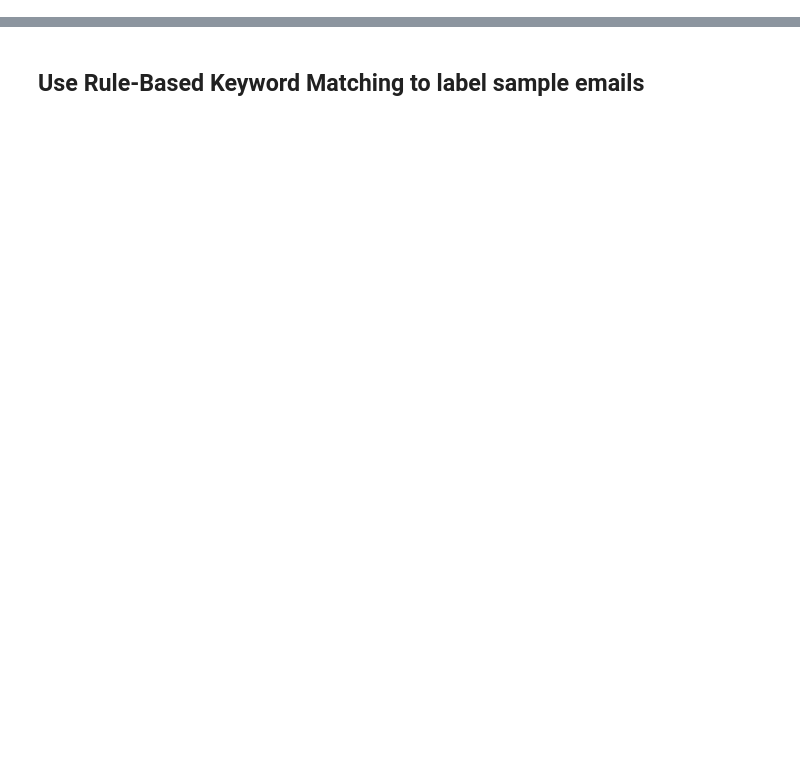
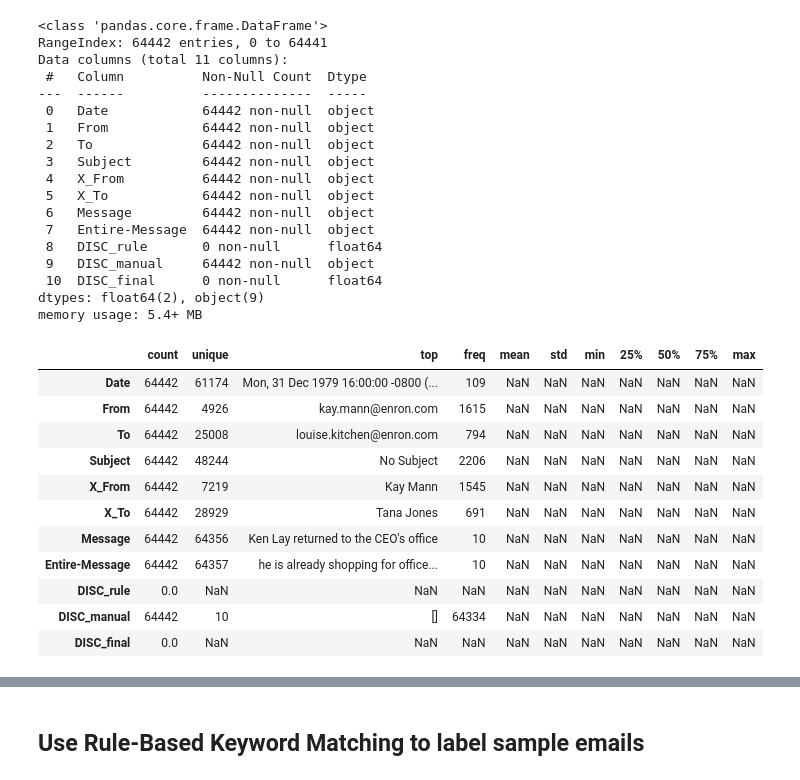
Before and after one commit to pkdc/disc-predictor-for-business, a Jupyter notebook: notebooks/04_data_preprocess_labels.ipynb, the cells around one changed output, grey strips where cells are left out. Saved outputs shown, nothing was run; the diff lists cells and outputs as text; code cells hidden in the pictures; blank space fills up the shorter version.

```diff
--- a/notebooks/04_data_preprocess_labels.ipynb
+++ b/notebooks/04_data_preprocess_labels.ipynb
@@ -26 +22,36 @@ Index(['Date', 'From', 'To', 'Subject', 'X_From', 'X_To', 'Message',
+# %%
+emails_df.info()
+emails_df.describe(include='all').T
+# emails_df.isnull().sum()
+# %% [output]
+<class 'pandas.core.frame.DataFrame'>
+RangeIndex: 64442 entries, 0 to 64441
+Data columns (total 11 columns):
+ #   Column          Non-Null Count  Dtype
+---  ------          --------------  -----
+ 0   Date            64442 non-null  object
+ 1   From            64442 non-null  object
+ 2   To              64442 non-null  object
+ 3   Subject         64442 non-null  object
+ 4   X_From          64442 non-null  object
+ 5   X_To            64442 non-null  object
+ 6   Message         64442 non-null  object
+ 7   Entire-Message  64442 non-null  object
+ 8   DISC_rule       0 non-null      float64
+ 9   DISC_manual     64442 non-null  object
+ 10  DISC_final      0 non-null      float64
+dtypes: float64(2), object(9)
+memory usage: 5.4+ MB
+|  | count | unique | top | freq | mean | std | min | 25% | 50% | 75% | max |
+| Date | 64442 | 61174 | Mon, 31 Dec 1979 16:00:00 -0800 (... | 109 | NaN | NaN | NaN | NaN | NaN | NaN | NaN |
+| From | 64442 | 4926 | kay.mann@enron.com | 1615 | NaN | NaN | NaN | NaN | NaN | NaN | NaN |
+| To | 64442 | 25008 | louise.kitchen@enron.com | 794 | NaN | NaN | NaN | NaN | NaN | NaN | NaN |
+| Subject | 64442 | 48244 | No Subject | 2206 | NaN | NaN | NaN | NaN | NaN | NaN | NaN |
+| X_From | 64442 | 7219 | Kay Mann | 1545 | NaN | NaN | NaN | NaN | NaN | NaN | NaN |
+| X_To | 64442 | 28929 | Tana Jones | 691 | NaN | NaN | NaN | NaN | NaN | NaN | NaN |
+| Message | 64442 | 64356 | Ken Lay returned to the CEO's office | 10 | NaN | NaN | NaN | NaN | NaN | NaN | NaN |
+| Entire-Message | 64442 | 64357 | he is already shopping for office... | 10 | NaN | NaN | NaN | NaN | NaN | NaN | NaN |
+| DISC_rule | 0.0 | NaN | NaN | NaN | NaN | NaN | NaN | NaN | NaN | NaN | NaN |
+| DISC_manual | 64442 | 10 | [] | 64334 | NaN | NaN | NaN | NaN | NaN | NaN | NaN |
+| DISC_final | 0.0 | NaN | NaN | NaN | NaN | NaN | NaN | NaN | NaN | NaN | NaN |
 # %%
```
Also changed, not shown: parts of 15 cells of this notebook, 2 other files.
